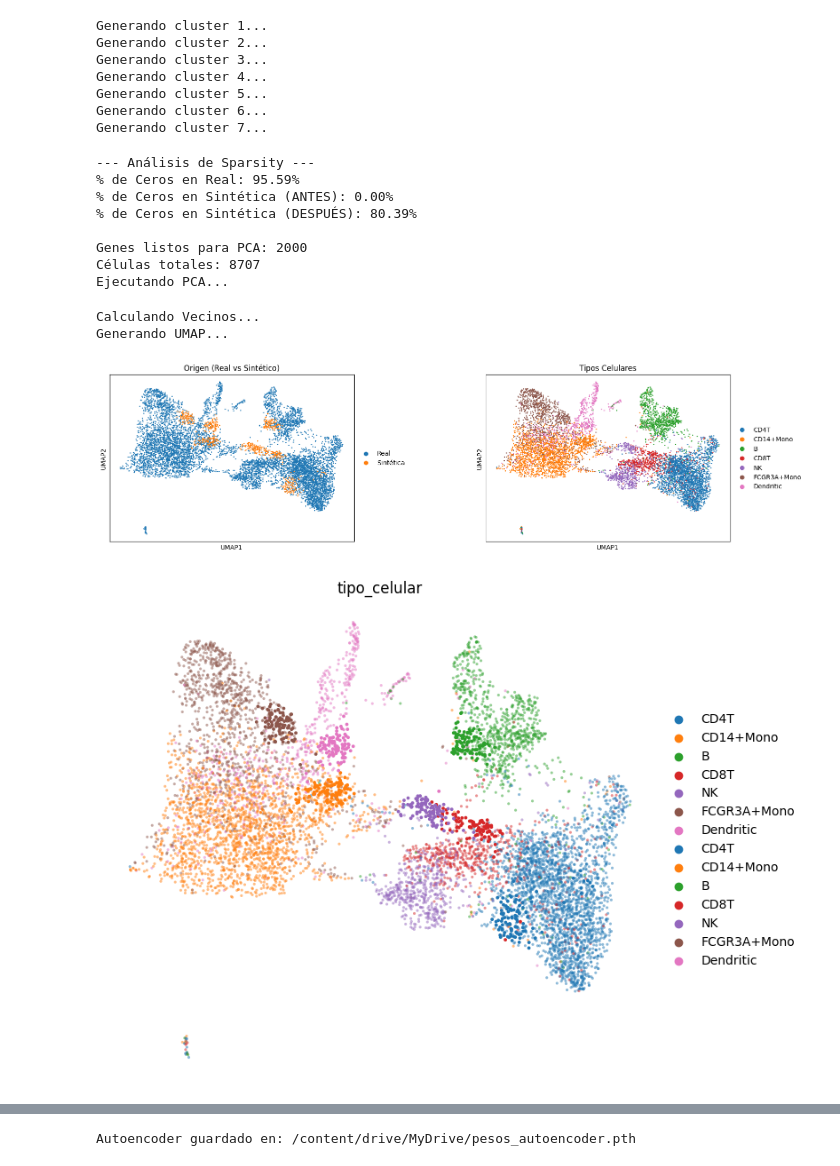
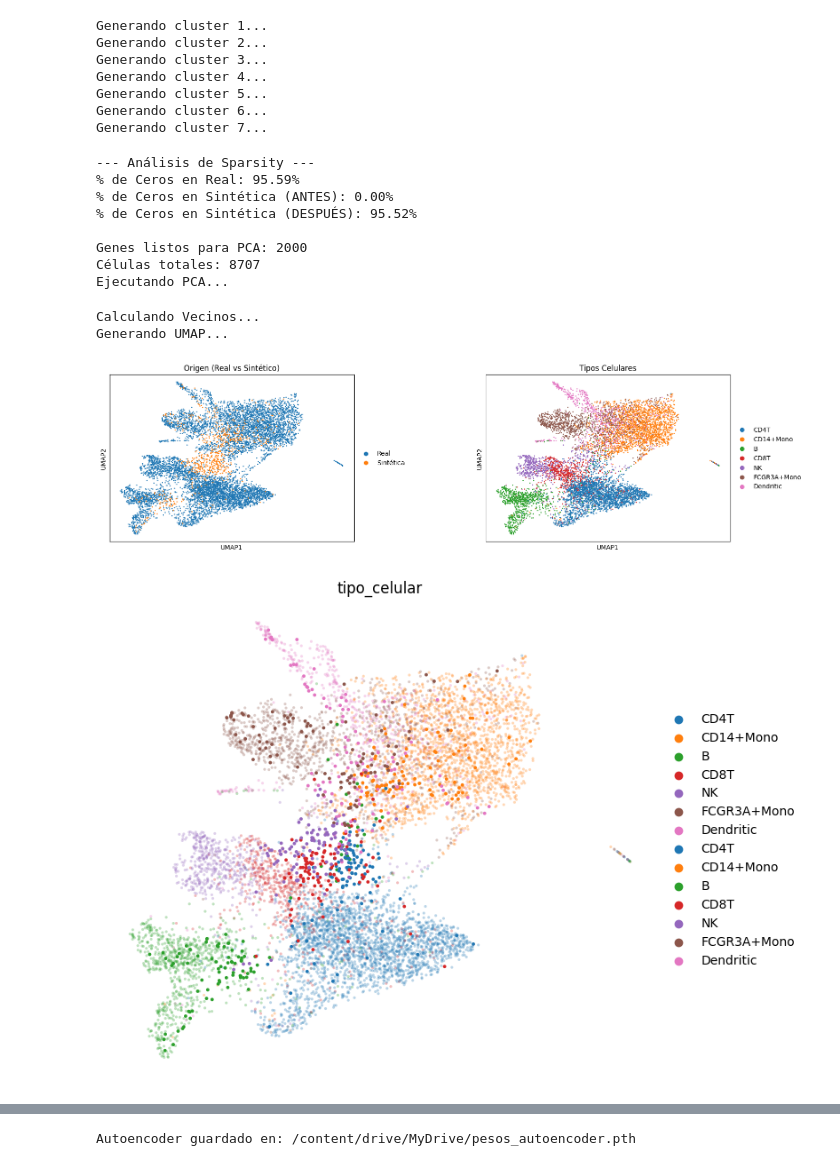
Before and after one commit to carlospg61/TFM-Cellular-Generation-and-Perturbation-Prediction, a Jupyter notebook: Generacion_celulas.ipynb, the cells around one changed output, grey strips where cells are left out. Drawn from its saved outputs; the diff is of its cells as text; code cells hidden in the pictures.

```diff
--- a/Generacion_celulas.ipynb
+++ b/Generacion_celulas.ipynb
@@ -633,9 +651,18 @@ def generate_cells(target_class, n_cells, denoising_model, controller, autoencod
 matriz_sintetica = []
 labels_sinteticas = []
 n = 100
-for i in range(num_clusters):
+for i in range(num_classes - 1):
     print(f"Generando cluster {i + 1}...")
-    sinteticas = generate_cells(i, n, denoising_model, controller, autoencoder)
+    sinteticas = generate_cells(
+            target_class=i,
+            n_cells= n,
+            denoising_model=denoising_model,
+            autoencoder=autoencoder,
+            scaler_mean=scaler_mean,
+            scaler_std=scaler_std,
+            guidance_scale= 8.0,
+            steps= 5500
+        )
     matriz_sintetica.append(sinteticas)
     labels_sinteticas.extend([f"Sintetica_{i}"] * n)
 # %% [output]
@@ -650,25 +677,39 @@ Generando cluster 7...
 import pandas as pd
 import numpy as np
 
-# Preparamos el objeto SINTÉTICO con tus nuevas variables
+# Preparamos el objeto SINTÉTICO
 matriz_sintetica_np = np.vstack(matriz_sintetica)
 
 clases = le_tipo.classes_
 
-# 1. Comparamos el porcentaje de ceros (Sparsity)
+# Comparamos el porcentaje de ceros (Sparsity)
 ceros_real = np.mean(matriz_genes == 0) * 100
 ceros_synth = np.mean(matriz_sintetica_np == 0) * 100
 print(f"\n--- Análisis de Sparsity ---")
 print(f"% de Ceros en Real: {ceros_real:.2f}%")
 print(f"% de Ceros en Sintética (ANTES): {ceros_synth:.2f}%")
 
-# 2. Aplicamos un umbral pequeño para forzar los ceros biológicos
-umbral = 0.05
-matriz_sintetica_np = np.where(matriz_sintetica_np < umbral, 0, matriz_sintetica_np)
+
+x_synth_calibrada = matriz_sintetica_np.copy()
+
+for j in range(num_genes):
+        prop_ceros_real = np.mean(x_real_np[:, j] == 0)
+        if prop_ceros_real > 0:
+            # Buscamos el percentil de corte adaptativo para este gen específico
+            limite_percentil = np.percentile(x_synth_calibrada[:, j], prop_ceros_real * 100)
+            x_synth_calibrada[:, j] = np.where(
+                x_synth_calibrada[:, j] <= limite_percentil,
+                0,
+                x_synth_calibrada[:, j]
+            )
+
+    # Usamos la matriz calibrada para medir la correlación
+matriz_sintetica_np = x_synth_calibrada
+
 
 print(f"% de Ceros en Sintética (DESPUÉS): {np.mean(matriz_sintetica_np == 0) * 100:.2f}%\n")
 
-# 2. Creamos el AnnData SINTÉTICO
+# Creamos el AnnData SINTÉTICO
 adata_synth = sc.AnnData(X=matriz_sintetica_np)
 adata_synth.var_names = adata_sano.var_names # Sincronizamos genes
 
@@ -680,49 +721,49 @@ adata_synth.obs['origen'] = 'Sintética'
 adata_synth.obs_names = [f"cell_synth_{i}" for i in range(adata_synth.n_obs)]
 
 
-# 3. Preparamos el objeto REAL
+# Preparamos el objeto REAL
 adata_real = adata_sano.copy()
 adata_real.obs['origen'] = 'Real'
 adata_real.obs['tipo_celular'] = adata_real.obs['cell_type']
 
 
-# 4. CONCATENAR
+# CONCATENAR
 adata_total = sc.concat([adata_real, adata_synth])
 
 print(f"Genes listos para PCA: {adata_total.n_vars}")
 print(f"Células totales: {adata_total.n_obs}")
 
 
-# 5. Pipeline de visualización Scanpy
+# Visualización Scanpy
 adata_total.X = adata_total.X.astype('float32')
 sc.pp.scale(adata_total)
 
 print("Ejecutando PCA...")
 sc.tl.pca(adata_total, n_comps=50)
 
 print("Calculando Vecinos...")
 sc.pp.neighbors(adata_total, n_neighbors=15, n_pcs=50)
 
 print("Generando UMAP...")
 sc.tl.umap(adata_total)
 
 
-# 6. Gráfico Final: Compara el origen y el tipo de célula
+# Gráfico Final, Compara el origen y el tipo de célula
 sc.pl.umap(adata_total, color=['origen', 'tipo_celular'],
            title=['Origen (Real vs Sintético)', 'Tipos Celulares'],
            wspace=0.4)
 # %% [output]
 --- Análisis de Sparsity ---
 % de Ceros en Real: 95.59%
 % de Ceros en Sintética (ANTES): 0.00%
-% de Ceros en Sintética (DESPUÉS): 80.39%
+% de Ceros en Sintética (DESPUÉS): 95.52%
 
 Genes listos para PCA: 2000
 Células totales: 8707
 Ejecutando PCA...
 Calculando Vecinos...
 Generando UMAP...
-[figure, old version]
+[figure, new version]
 # %%
 import matplotlib.pyplot as plt
 import seaborn as sns
@@ -732,7 +773,6 @@ import seaborn as sns
 if 'tipo_celular_colors' in adata_total.uns:
     colores_base = adata_total.uns['tipo_celular_colors']
 else:
-    # Si no, usamos una paleta estándar
     colores_base = sns.color_palette("husl", len(adata_total.obs['tipo_celular'].unique()))
 
 fig, ax = plt.subplots(figsize=(8, 7))
@@ -744,7 +784,7 @@ sc.pl.umap(
     color='tipo_celular',
     ax=ax,
     show=False,
-    alpha=0.5,
+    alpha=0.3,
     title="Validación: Real (Opaco) vs Sintético (Transparente)",
     palette=colores_base,
     frameon=False,
@@ -765,4 +805,4 @@ sc.pl.umap(
 
 plt.show()
 # %% [output]
-[figure, old version]
+[figure, new version]
```
Also changed, not shown: parts of 20 cells of this notebook.
